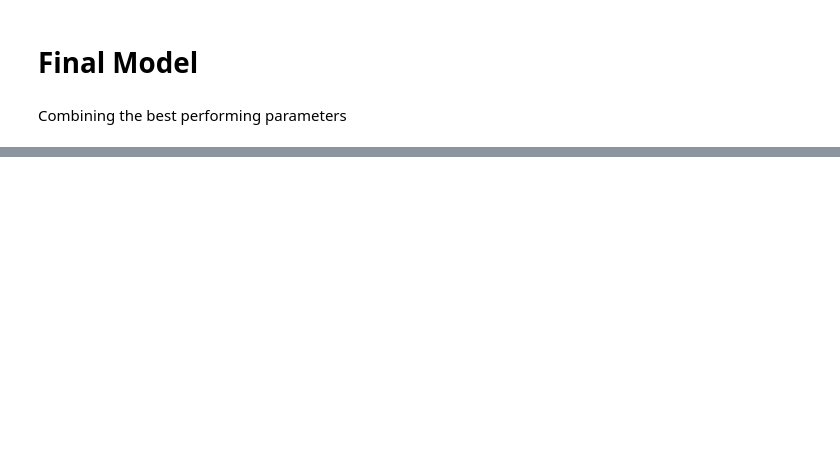
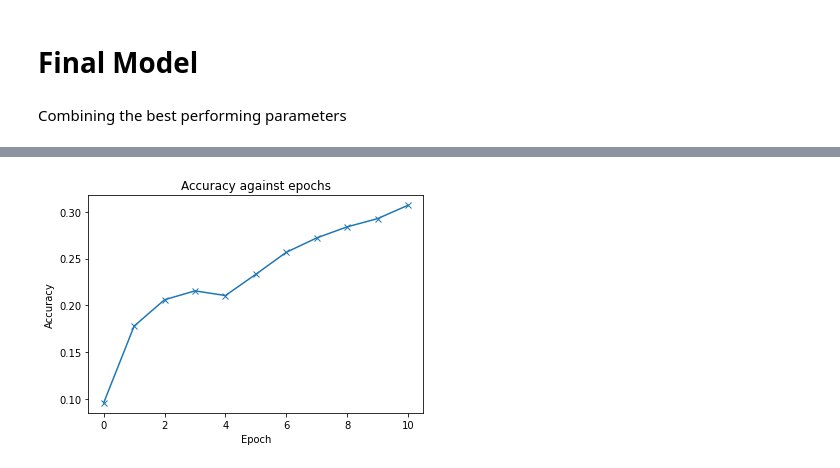
Before and after one commit to EamonnOCearnaigh/NeuralNetworks, a Jupyter notebook: Task 4.ipynb, the cells around one changed output, grey strips where cells are left out. Saved outputs shown, nothing was run; the diff lists cells and outputs as text; code cells hidden in the pictures; blank space fills up the shorter version.

```diff
--- a/Task 4.ipynb
+++ b/Task 4.ipynb
@@ -1331,0 +1430,4 @@ plot_accuracies(history)
+# %%
+plot_accuracies(history)
+# %% [output]
+[figure, added]
```
Also changed, not shown: parts of 27 cells of this notebook, 1 other file.
